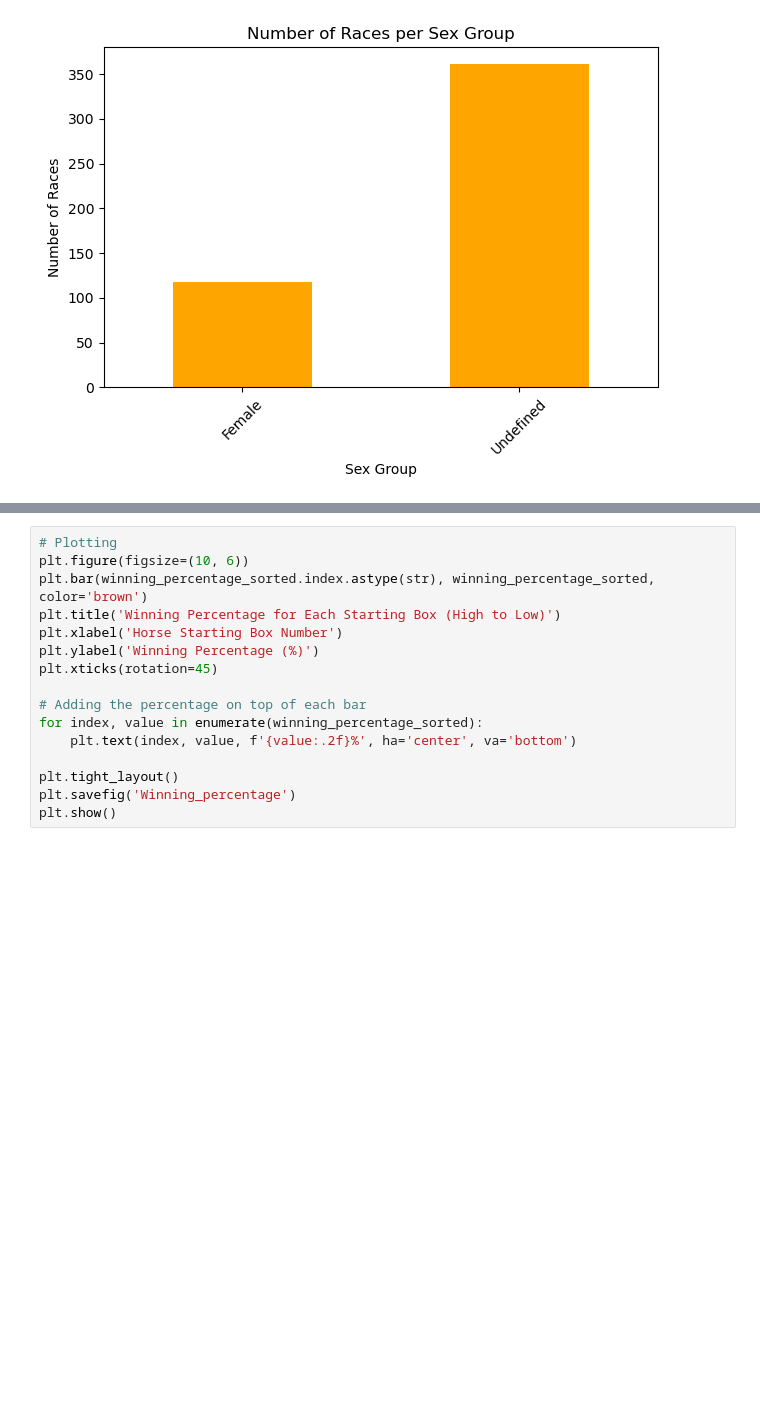
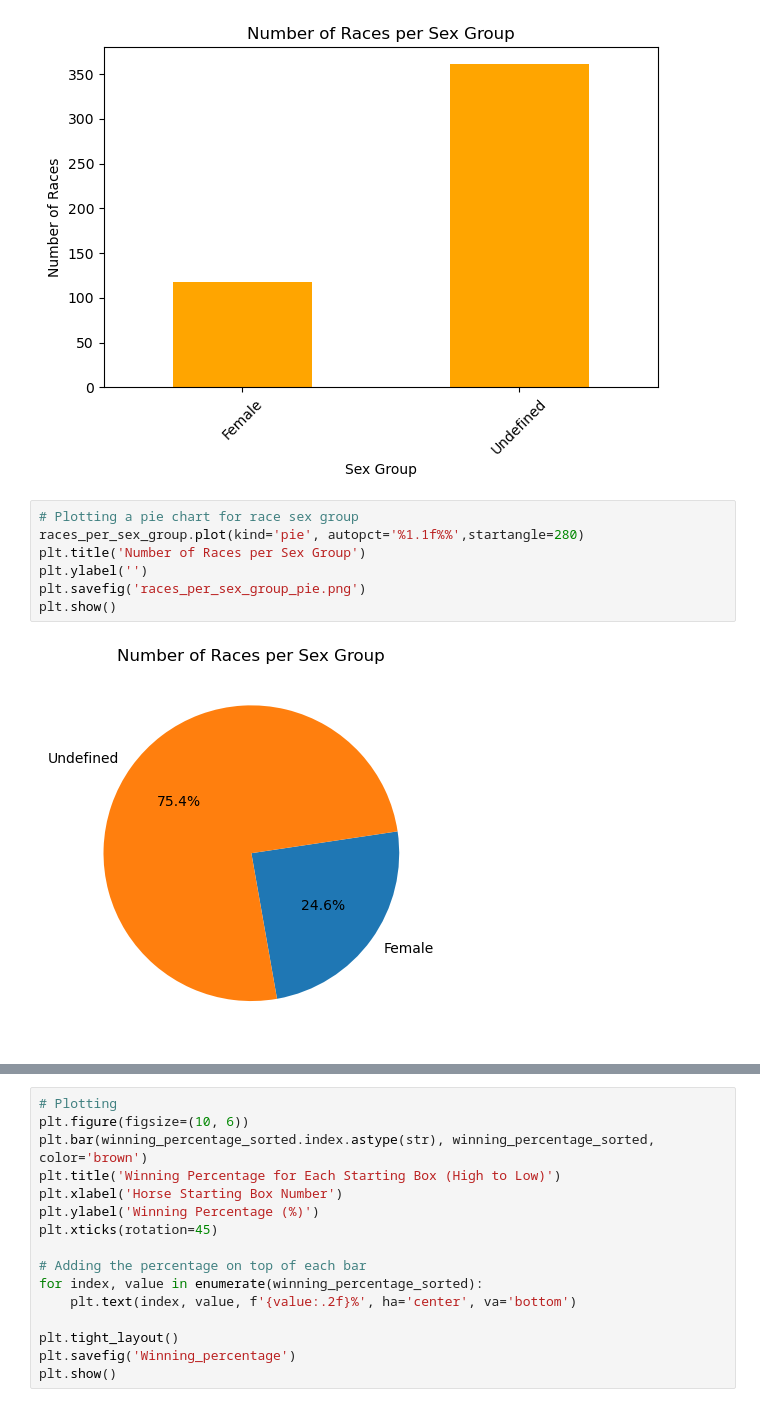
Before and after one commit to moonsunkey/Project-1, a Jupyter notebook: HorseRacing_jinlu.ipynb, the cells around one changed output, grey strips where cells are left out. Drawn from its saved outputs; the diff is of its cells as text; blank space fills up the shorter version.

```diff
--- a/HorseRacing_jinlu.ipynb
+++ b/HorseRacing_jinlu.ipynb
@@ -182,6 +182,15 @@ plt.savefig('races_per_sex_group.png')
 plt.show()
 # %% [output]
 [figure]
+# %%
+# Plotting a pie chart for race sex group
+races_per_sex_group.plot(kind='pie', autopct='%1.1f%%',startangle=280)
+plt.title('Number of Races per Sex Group')
+plt.ylabel('')
+plt.savefig('races_per_sex_group_pie.png')
+plt.show()
+# %% [output]
+[figure, added]
 # %%
 #Which starting box numbers are likely to have more wins?
 # Not every race has the same number of starting boxes. Some can be more and some less.
```
Also changed, not shown: parts of 5 cells of this notebook, 1 other file.
